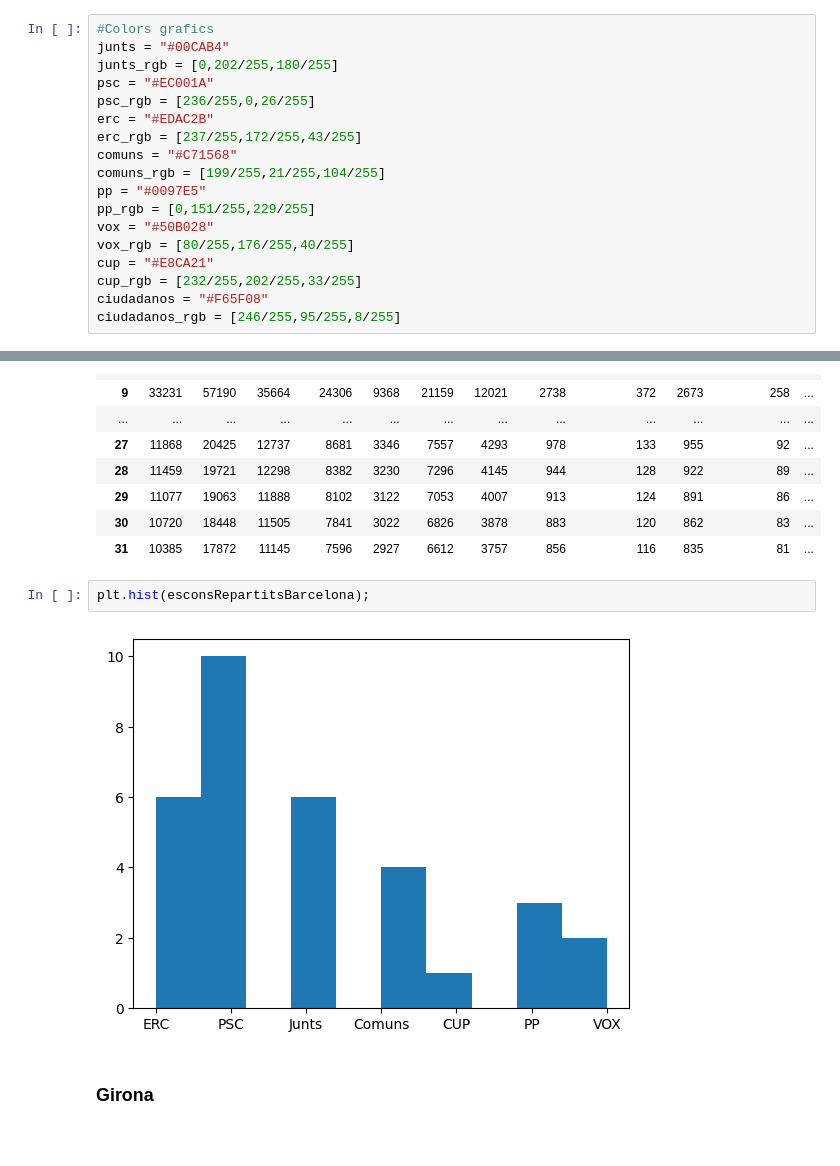
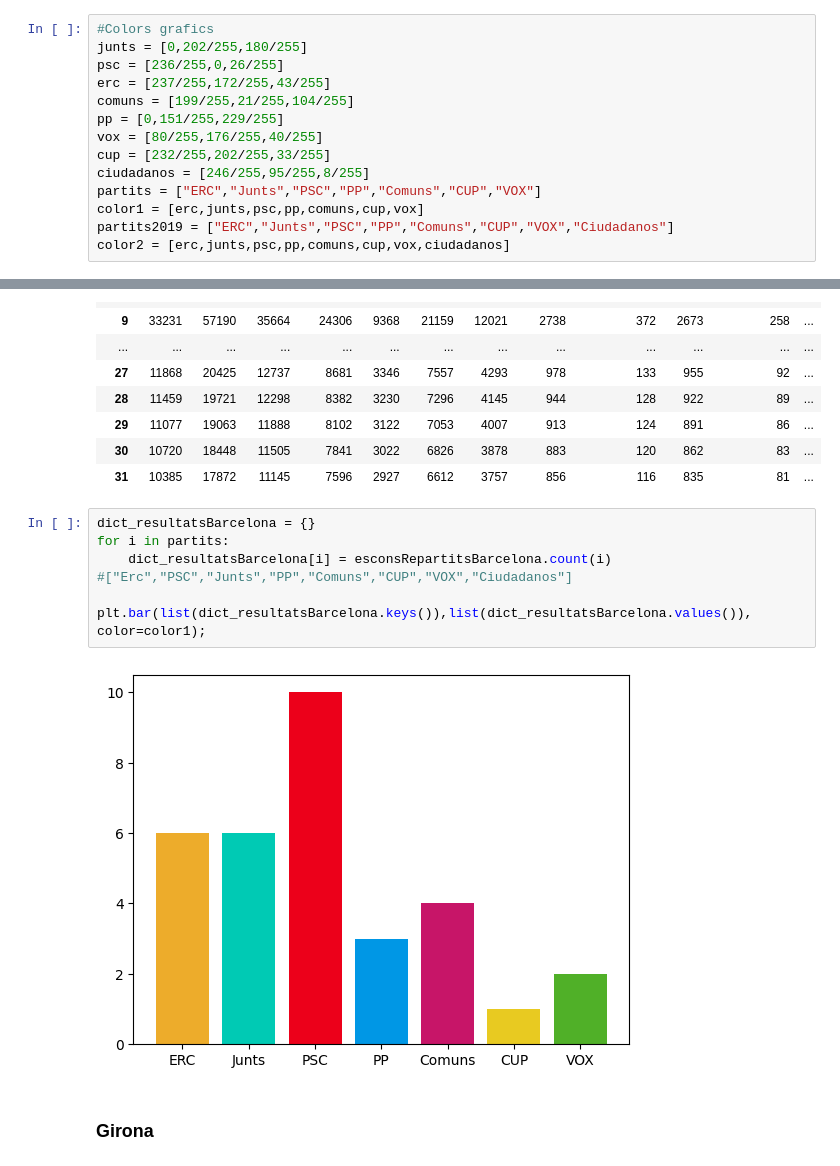
Before and after one commit to albaguti/ProjeccioEleccions, a Jupyter notebook: ProspeccioResultats.ipynb, the cells around one changed output, grey strips where cells are left out. Drawn from its saved outputs; the diff is of its cells as text.

```diff
--- a/ProspeccioResultats.ipynb
+++ b/ProspeccioResultats.ipynb
@@ -5,22 +5,18 @@ import matplotlib.pyplot as plt
 import matplotlib.colors as mcolors
 # %%
 #Colors grafics
-junts = "#00CAB4"
-junts_rgb = [0,202/255,180/255]
-psc = "#EC001A"
-psc_rgb = [236/255,0,26/255]
-erc = "#EDAC2B"
-erc_rgb = [237/255,172/255,43/255]
-comuns = "#C71568"
-comuns_rgb = [199/255,21/255,104/255]
-pp = "#0097E5"
-pp_rgb = [0,151/255,229/255]
-vox = "#50B028"
-vox_rgb = [80/255,176/255,40/255]
-cup = "#E8CA21"
-cup_rgb = [232/255,202/255,33/255]
-ciudadanos = "#F65F08"
-ciudadanos_rgb = [246/255,95/255,8/255]
+junts = [0,202/255,180/255]
+psc = [236/255,0,26/255]
+erc = [237/255,172/255,43/255]
+comuns = [199/255,21/255,104/255]
+pp = [0,151/255,229/255]
+vox = [80/255,176/255,40/255]
+cup = [232/255,202/255,33/255]
+ciudadanos = [246/255,95/255,8/255]
+partits = ["ERC","Junts","PSC","PP","Comuns","CUP","VOX"]
+color1 = [erc,junts,psc,pp,comuns,cup,vox]
+partits2019 = ["ERC","Junts","PSC","PP","Comuns","CUP","VOX","Ciudadanos"]
+color2 = [erc,junts,psc,pp,comuns,cup,vox,ciudadanos]
 # %% [markdown]
 <h3> Functions
 # %%
@@ -114,9 +110,14 @@ dataBarcelona.style.applymap(lambda x: 'background-color : green' if x>=limit el
 | 30 | 10720 | 18448 | 11505 | 7841 | 3022 | 6826 | 3878 | 883 | 120 | 862 | 83 | ... |
 | 31 | 10385 | 17872 | 11145 | 7596 | 2927 | 6612 | 3757 | 856 | 116 | 835 | 81 | ... |
 # %%
-plt.hist(esconsRepartitsBarcelona);
+dict_resultatsBarcelona = {}
+for i in partits:
+    dict_resultatsBarcelona[i] = esconsRepartitsBarcelona.count(i)
+#["Erc","PSC","Junts","PP","Comuns","CUP","VOX","Ciudadanos"]
+
+plt.bar(list(dict_resultatsBarcelona.keys()),list(dict_resultatsBarcelona.values()), color=color1);
 # %% [output]
-[figure, old version]
+[figure, new version]
 # %% [markdown]
 <h3>Girona
 # %%
```
Also changed, not shown: parts of 10 cells of this notebook.
